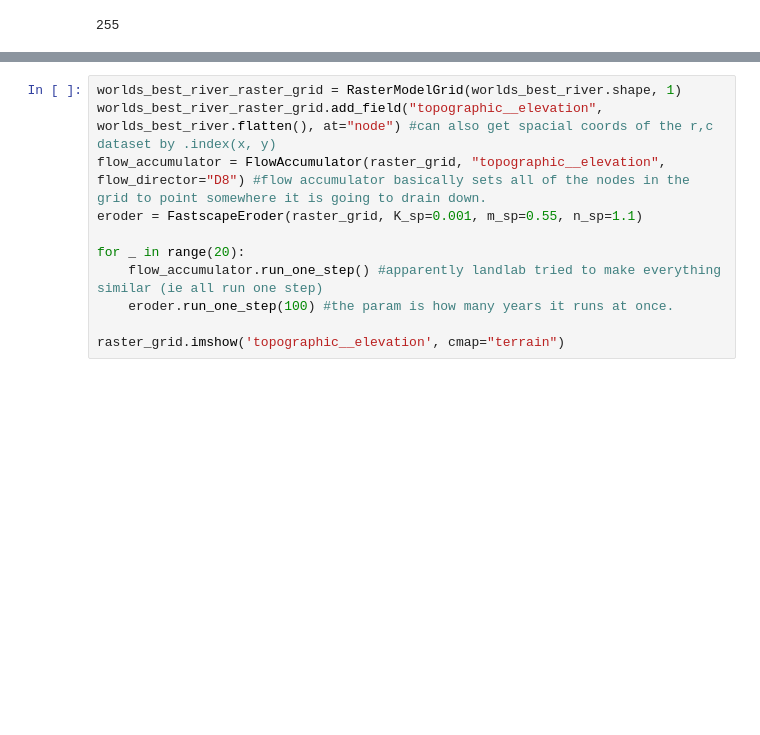
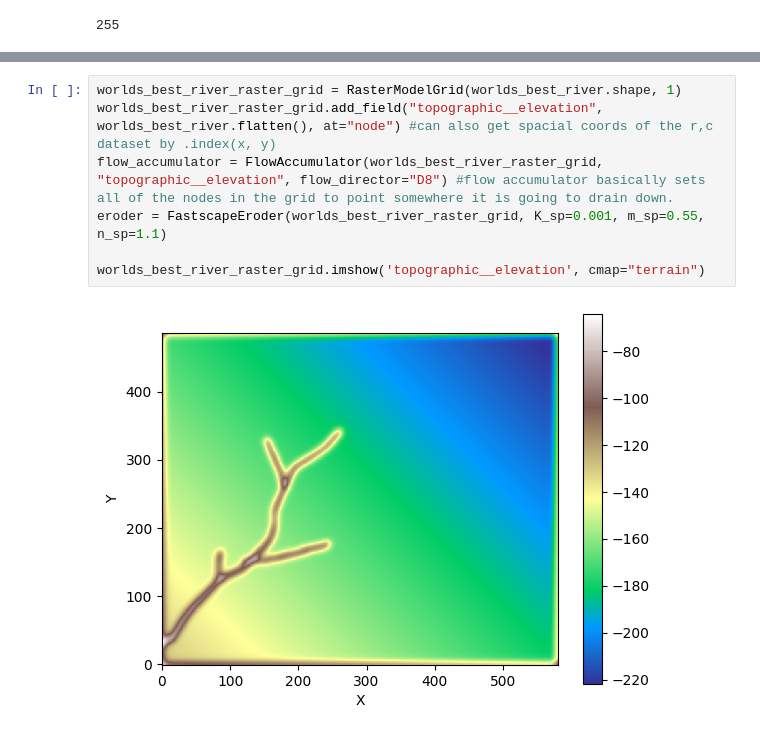
Before and after one commit to nightsky737/erodedrawing, a Jupyter notebook: testing/learning.ipynb, the cells around one changed output, grey strips where cells are left out. Saved outputs shown, nothing was run; the diff lists cells and outputs as text; blank space fills up the shorter version.

```diff
--- a/testing/learning.ipynb
+++ b/testing/learning.ipynb
@@ -114,11 +127,9 @@ plt.imshow(worlds_best_river)
 # %%
 worlds_best_river_raster_grid = RasterModelGrid(worlds_best_river.shape, 1)
 worlds_best_river_raster_grid.add_field("topographic__elevation", worlds_best_river.flatten(), at="node") #can also get spacial coords of the r,c dataset by .index(x, y)
-flow_accumulator = FlowAccumulator(raster_grid, "topographic__elevation", flow_director="D8") #flow accumulator basically sets all of the nodes in the grid to point somewhere it is going to drain down.
-eroder = FastscapeEroder(raster_grid, K_sp=0.001, m_sp=0.55, n_sp=1.1)
+flow_accumulator = FlowAccumulator(worlds_best_river_raster_grid, "topographic__elevation", flow_director="D8") #flow accumulator basically sets all of the nodes in the grid to point somewhere it is going to drain down.
+eroder = FastscapeEroder(worlds_best_river_raster_grid, K_sp=0.001, m_sp=0.55, n_sp=1.1)
 
-for _ in range(20):
-    flow_accumulator.run_one_step() #apparently landlab tried to make everything similar (ie all run one step)
-    eroder.run_one_step(100) #the param is how many years it runs at once.
-
-raster_grid.imshow('topographic__elevation', cmap="terrain")
+worlds_best_river_raster_grid.imshow('topographic__elevation', cmap="terrain")
+# %% [output]
+[figure, added]
```
Also changed, not shown: parts of 3 cells of this notebook.
